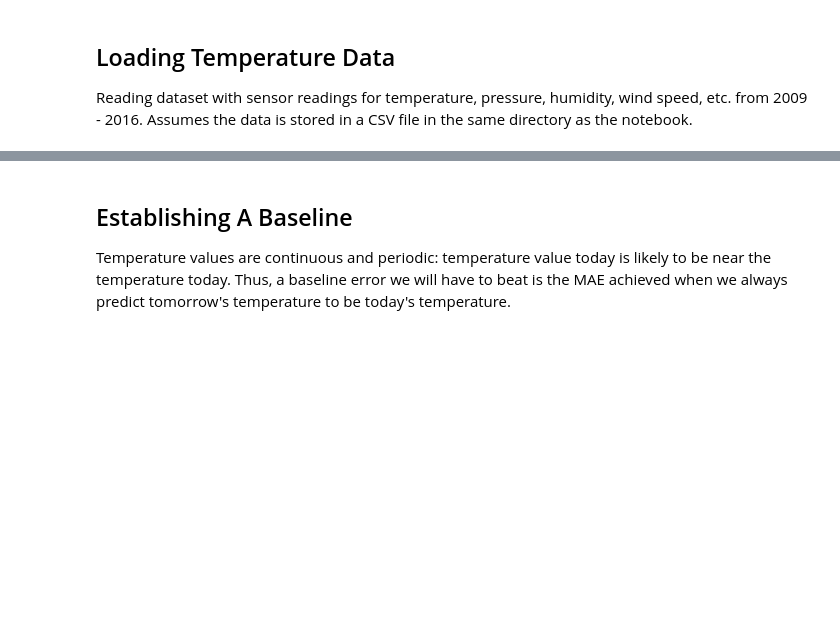
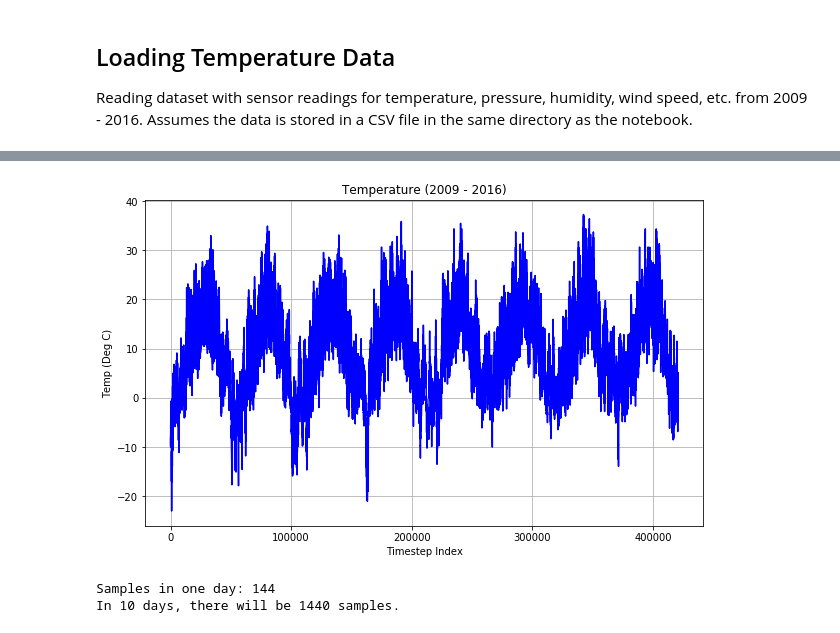
Before and after one commit to SMS-NED16/FYP-DL, a Jupyter notebook: Dl-Python-Book/chapter-6/DL-6-4-0-JENA-Climate.ipynb, the cells around one changed output, grey strips where cells are left out. Cells and saved outputs as stored; diff of their text form; code cells hidden in the pictures; blank space fills up the shorter version.

```diff
--- a/Dl-Python-Book/chapter-6/DL-6-4-0-JENA-Climate.ipynb
+++ b/Dl-Python-Book/chapter-6/DL-6-4-0-JENA-Climate.ipynb
@@ -221,3 +71,0 @@ test_steps = (len(float_data) - 300001 - lookback)
-# %% [markdown]
-## Establishing A Baseline
-Temperature values are continuous and periodic: temperature value today is likely to be near the temperature today. Thus, a baseline error we will have to beat is the MAE achieved when we always predict tomorrow's temperature to be today's temperature.
@@ -235,0 +72,22 @@ def evaluate_naive_method():
+# %%
+temp = float_data[:, 1] # Temperature is in degrees Celsisu
+plt.figure(figsize=(10, 6))
+plt.plot(range(len(temp)), temp, 'blue')
+plt.grid(True); plt.xlabel('Timestep Index'); plt.ylabel('Temp (Deg C)');
+plt.title('Temperature (2009 - 2016)');
+# %% [output]
+[figure, added]
+# %%
+# Can also plot data for the first 10 days
+sampling_time_minutes = 10
+minutes_per_hour = 60
+samples_per_hour = minutes_per_hour / sampling_time_minutes
+hours_per_day = 24
+samples_per_day = int(samples_per_hour * hours_per_day)
+days = 10
+total_samples = int(days * samples_per_day)
+print(f"Samples in one day: {samples_per_day}")
+print(f"In {days} days, there will be {total_samples} samples.")
+# %% [output]
+Samples in one day: 144
+In 10 days, there will be 1440 samples.
```
Also changed, not shown: parts of 82 cells of this notebook.
